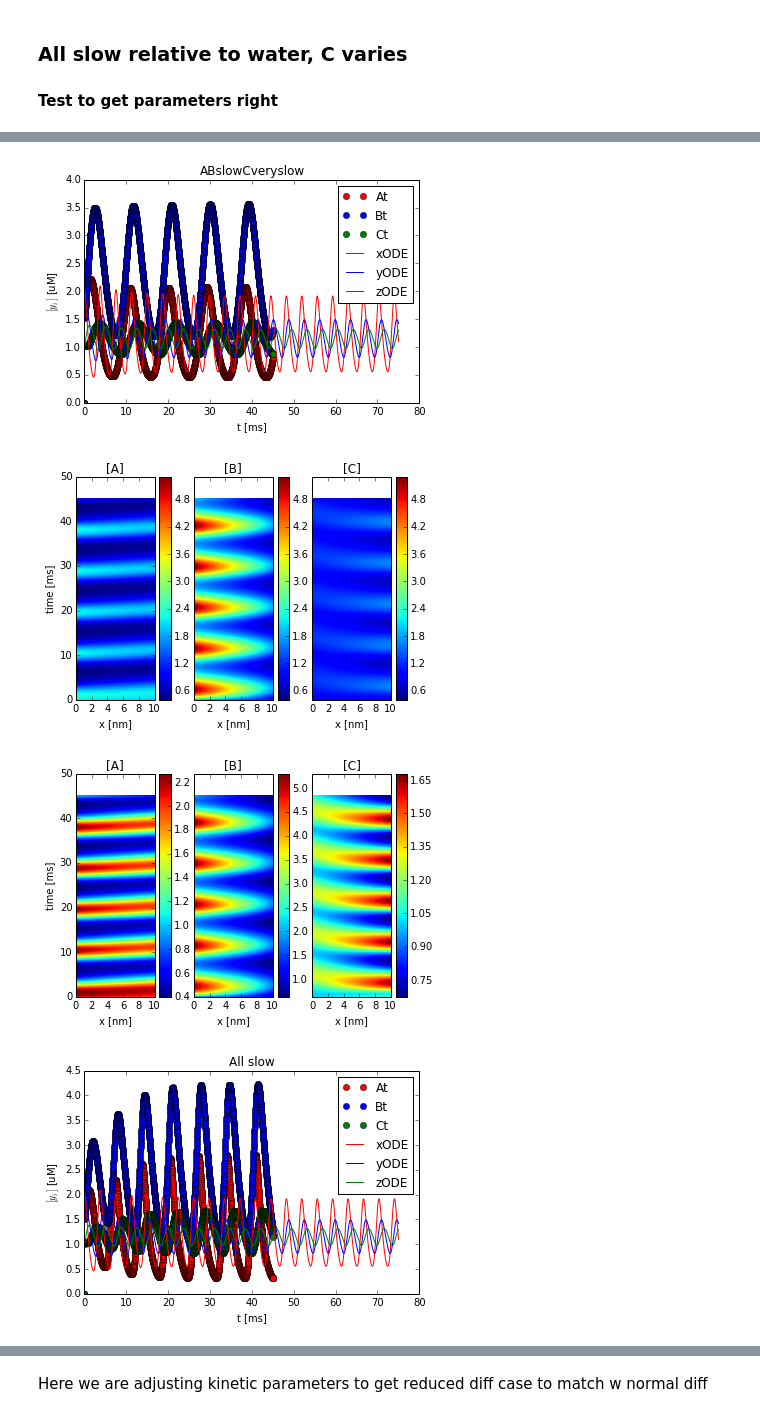
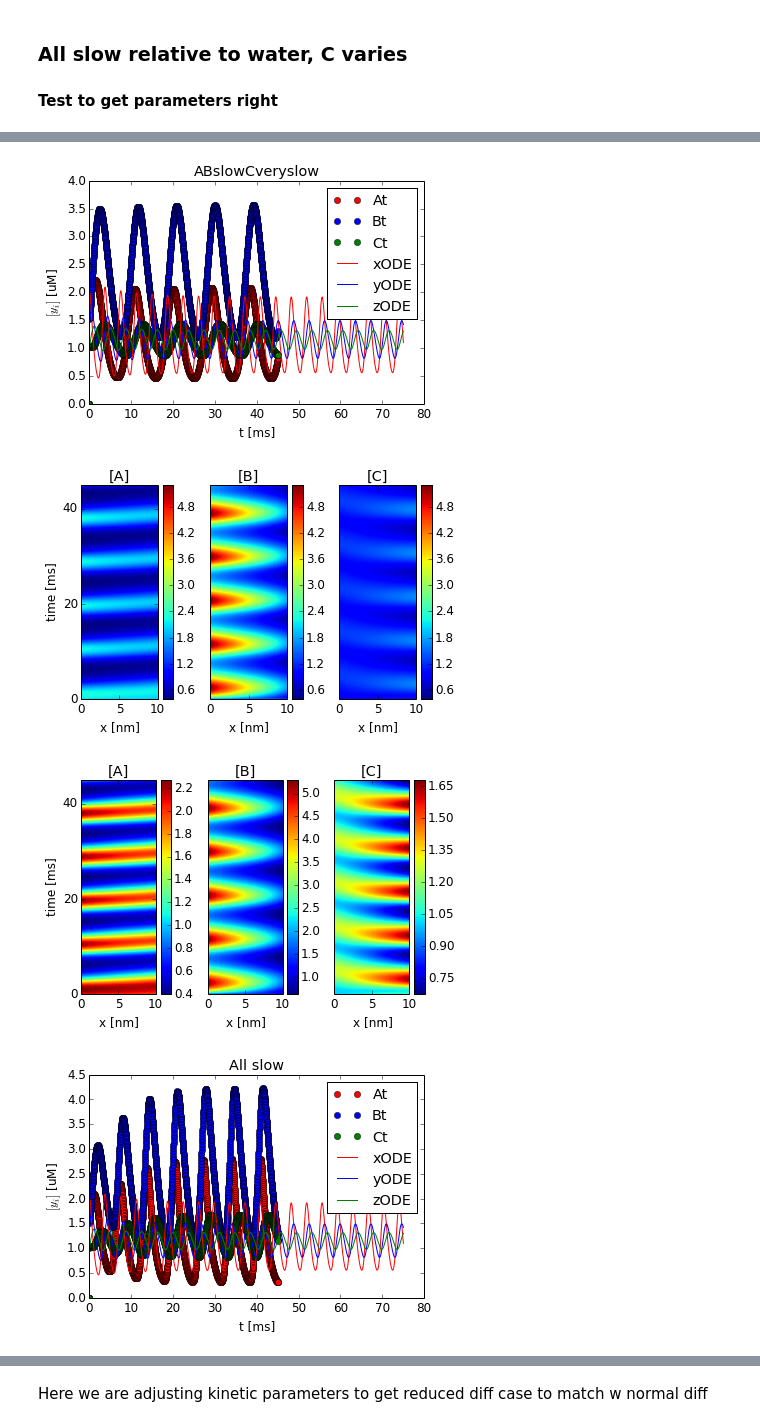
Before and after one commit to huskeypm/enzymekineticsacs, a Jupyter notebook: goodwinPDE.ipynb, the cells around one changed output, grey strips where cells are left out. Drawn from its saved outputs; the diff is of its cells as text; code cells hidden in the pictures.

```diff
--- a/goodwinPDE.ipynb
+++ b/goodwinPDE.ipynb
@@ -58,6 +62,8 @@ if 1:
 
     pkl_file = open('resultsABslowCveryslow.pkl', 'rb')
     resultsABslowCveryslow = pickle.load(pkl_file)['results']
+    pkl_file = open('test/resultsABslowCveryslow.pkl', 'rb')
+    resultsABslowCveryslowTest = pickle.load(pkl_file)['results']
 
     pkl_file = open('resultsAllslow.pkl', 'rb')
     resultsAllslow = pickle.load(pkl_file)['results']
@@ -128,8 +138,9 @@ def plotLineScans(results,figName="none",sameClim=False,fromPKL=True):
+# %%
+Dwater = 2.6 # um2/ms (see paper)
+DATPbulk = 0.183 # um2/ms
+DATP = 0.105 # um2/ms   (see paper section 5.1.3)
+dt = 0.03 # varies below []
 # %%
-Dwater = 2.6 # um2/ms (see paper)
-DATPbulk = 0.183 # um2/ms
-DATP = 0.145 # um2/ms
-dt = 0.03 # varies below []
 from coupledReactionDiffusion3comp import *
 if 0: #NEVER RUN
      steps = 501
@@ -153,22 +168,23 @@ if 0: #NEVER RUN
 # %%
 import plotting
-root = "./"
 results = resultsFast
 plt.figure(figsize=(10.0, 8.0))
 plotting.plotconcs1(results.ts,results.concs)
 plotting.plotconcs2Barrier(results.ts,results.concs)
 plotting.plotconcs3(results.ts,results.concs)
-plt.title("Well-mixed (D=1e9 um2/ms)")
+plt.title("Well-mixed (D=10$^9$ [$\mu m^2$/ms])")
+plt.xlim([0.,20])
 plt.gcf().savefig(root+"acsfig2a.png",dpi=300)
 
 if 1:
   plt.figure()
   plotting.plotconcssum(results.ts,results.concs,results.volFracs)
   plotting.plotODE(tode,yode)
+  plt.xlim([0.,20])
   plt.gcf().savefig(root+"acsfig2apdeode.png",dpi=300)
-  plt.xlim([0.,16])
 
-  plotLineScans(results,figName=root+"linescanfastdiffN.png",sameClim=True)
-  plotLineScans(results,figName=root+"linescanfastdiff.png")
+
+  plotLineScans(results,figName=root+"linescanfastdiffN.png",sameClim=True,yMax=15.)
+  plotLineScans(results,figName=root+"linescanfastdiff.png",yMax=15.)
 # %% [output]
 <matplotlib.figure.Figure at 0x...>
@@ -272,44 +296,44 @@ if 0:
 # %%
 steps = 1501
 
-scales = [0.1,1.0,10] # kills osc for 0.1
-scales = [0.5,1.0,2.] # osc
+#scales = [0.1,1.0,10] # kills osc for 0.1
+#scales = [0.5,1.0,2.] # osc
 scales = [0.2,1.0,5.] # osc
 if 0:
     resultsABslowCveryslow, tode, yode = figA(steps =steps, dt =dt,doplot=0,\
                                               barrierLength=0.01,paraview=True,
                                               DAb=Dref,DBb=Dref,DCb=Dref*scales[0])
     resultsAllslow, tode, yode = figA(steps =steps, dt = dt,doplot=0,\
                                               barrierLength=0.01,paraview=True,
                                               DAb=Dref,DBb=Dref,DCb=Dref*scales[1])
     resultsABslowCfast, tode, yode = figA(steps =steps, dt = dt,doplot=0,\
                                               barrierLength=0.01,paraview=True,
                                               DAb=Dref,DBb=Dref,DCb=Dref*scales[2])
 
 results = resultsABslowCveryslow
 plt.figure()
 plt.title("ABslowCveryslow")
 plotting.plotconcssum(results.ts,results.concs,results.volFracs)
 plotting.plotODE(tode,yode)
-plotLineScans(results,figName=root+"linescanABslowCveryslowN.png",sameClim=True,fromPKL=False)
-plotLineScans(results,figName=root+"linescanABslowCveryslow.png",fromPKL=False)
+plotLineScans(results,figName=root+"linescanABslowCveryslowN.png",sameClim=True,fromPKL=False,yMax=45)
+plotLineScans(results,figName=root+"linescanABslowCveryslow.png",fromPKL=False,yMax=45)
 
 results = resultsAllslow
 plt.figure()
 plt.title("All slow")
 plotting.plotconcssum(results.ts,results.concs,results.volFracs)
 plotting.plotODE(tode,yode)
-plotLineScans(results,figName=root+"linescanAllslowN.png",sameClim=True,fromPKL=False)
-plotLineScans(results,figName=root+"linescanAllslow.png",fromPKL=False)
+plotLineScans(results,figName=root+"linescanAllslowN.png",sameClim=True,fromPKL=False,yMax=45)
+plotLineScans(results,figName=root+"linescanAllslow.png",fromPKL=False,yMax=45)
 results = resultsABslowCfast
 plt.figure()
 plt.title("ABslowCfast")
 plotting.plotconcssum(results.ts,results.concs,results.volFracs)
 plotting.plotODE(tode,yode)
-plotLineScans(results,figName=root+"linescanABslowCfastN.png",sameClim=True,fromPKL=False)
-plotLineScans(results,figName=root+"linescanABslowCfast.png",fromPKL=False)
+plotLineScans(results,figName=root+"linescanABslowCfastN.png",sameClim=True,fromPKL=False,yMax=45)
+plotLineScans(results,figName=root+"linescanABslowCfast.png",fromPKL=False,yMax=45)
 # %% [output]
-[figure, old version]
+[figure, new version]
-[figure, old version]
+[figure, new version]
-[figure, old version]
+[figure, new version]
-[figure, old version]
+[figure, new version]
```
Also changed, not shown: parts of 38 cells of this notebook, 5 other files.
